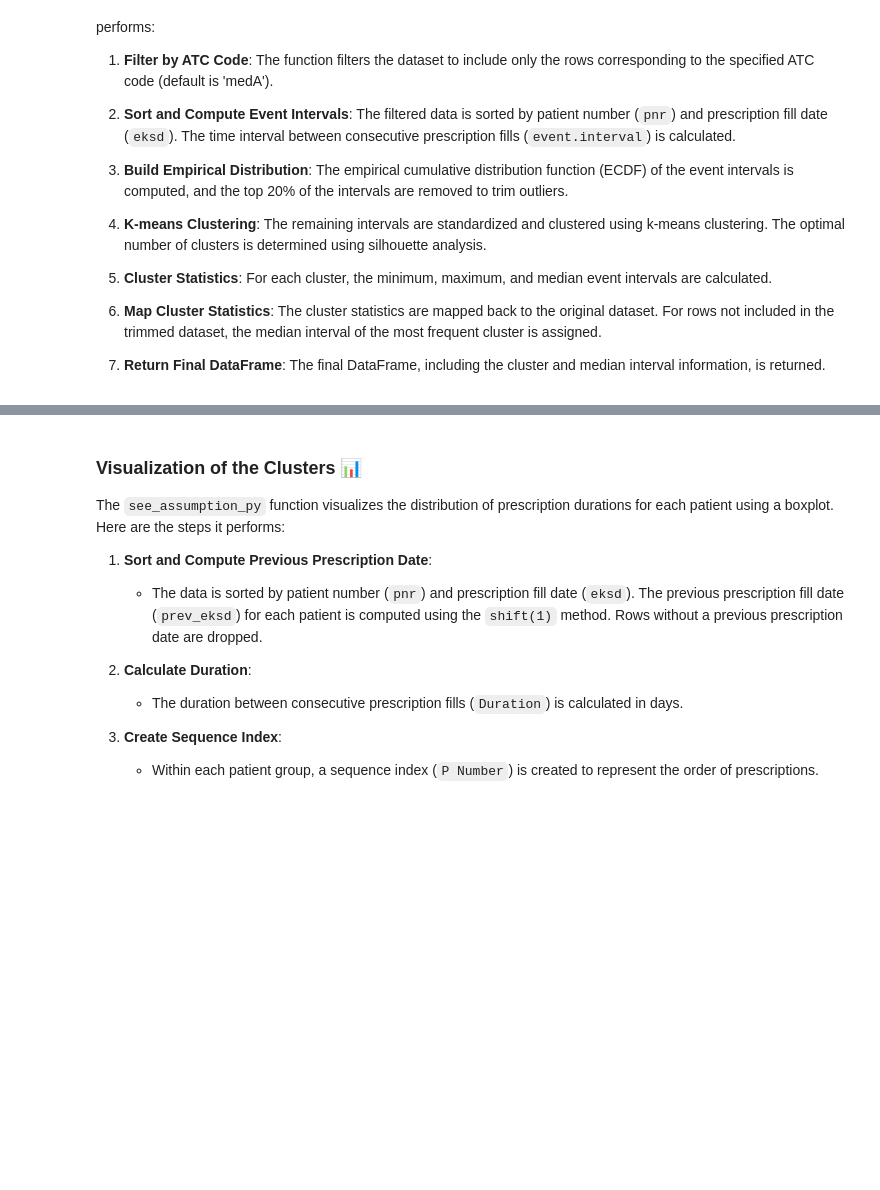
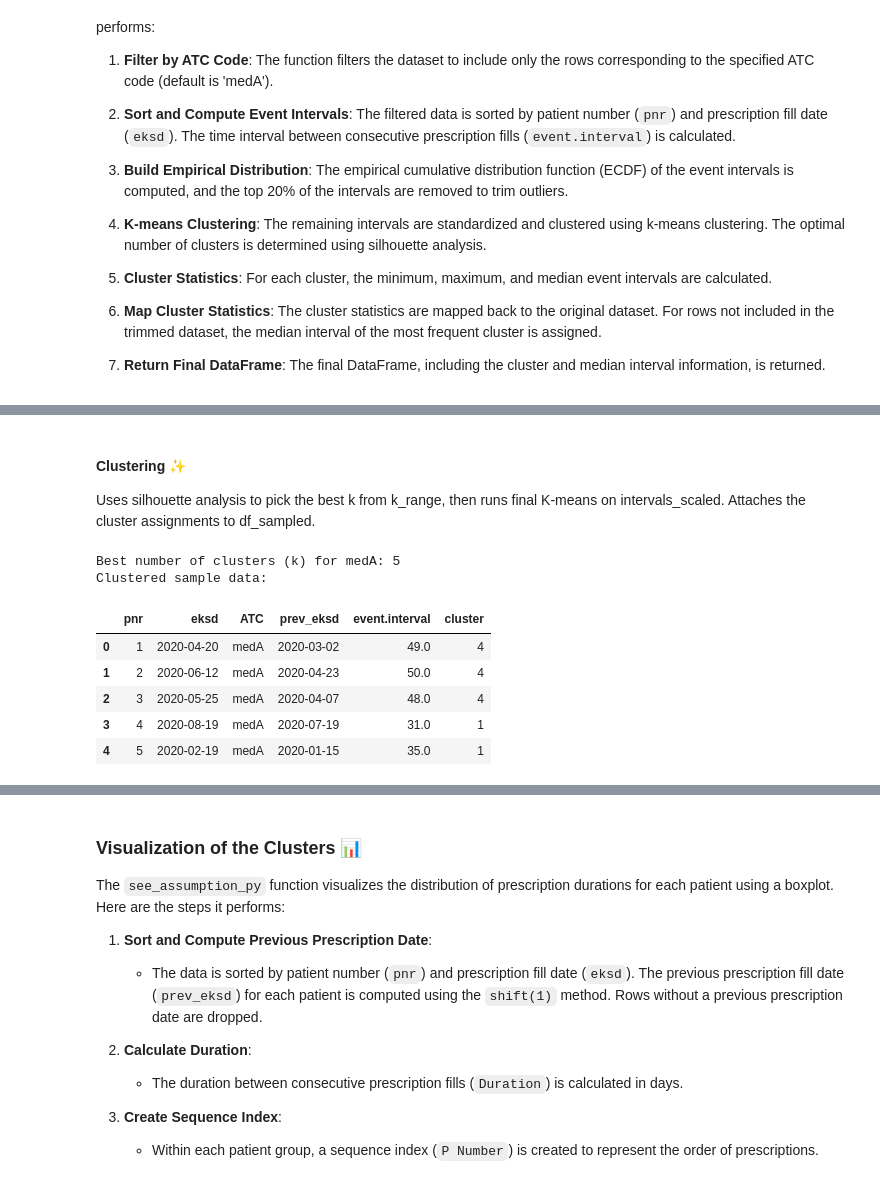
Before and after one commit to jbotmallen/DATA_ANALYTICS, a Jupyter notebook: Assigments/Assignment_3/assignment_3.ipynb, the cells around one changed output, grey strips where cells are left out. Drawn from its saved outputs; the diff is of its cells as text; code cells hidden in the pictures; blank space fills up the shorter version.

```diff
--- a/Assigments/Assignment_3/assignment_3.ipynb
+++ b/Assigments/Assignment_3/assignment_3.ipynb
@@ -195,0 +211,35 @@ def See_py(data, atc_code='medA'):
+# %% [markdown]
+#### Clustering ✨
+Uses silhouette analysis to pick the best k from k_range, then runs final K-means on intervals_scaled. Attaches the cluster assignments to df_sampled.
+# %%
+def cluster_distances(intervals_scaled, df_sampled, k_range=range(2,6), random_state=123):
+    best_k = None
+    best_sil = -1
+    for k in k_range:
+        km = KMeans(n_clusters=k, random_state=random_state).fit(intervals_scaled)
+        labels = km.labels_
+        sil = silhouette_score(intervals_scaled, labels)
+        if sil > best_sil:
+            best_sil = sil
+            best_k = k
+
+    # Final K-means
+    final_km = KMeans(n_clusters=best_k, random_state=random_state).fit(intervals_scaled)
+    df_sampled['cluster'] = final_km.labels_
+
+    return df_sampled, best_k
+
+df_clustered_sampled, best_k = cluster_distances(intervals_scaled, df_sampled, k_range=range(2,6), random_state=123)
+
+print(f"Best number of clusters (k) for medA: {best_k}")
+print("Clustered sample data:")
+df_clustered_sampled.head()
+# %% [output]
+Best number of clusters (k) for medA: 5
+Clustered sample data:
+|  | pnr | eksd | ATC | prev_eksd | event.interval | cluster |
+| 0 | 1 | 2020-04-20 | medA | 2020-03-02 | 49.0 | 4 |
+| 1 | 2 | 2020-06-12 | medA | 2020-04-23 | 50.0 | 4 |
+| 2 | 3 | 2020-05-25 | medA | 2020-04-07 | 48.0 | 4 |
+| 3 | 4 | 2020-08-19 | medA | 2020-07-19 | 31.0 | 1 |
+| 4 | 5 | 2020-02-19 | medA | 2020-01-15 | 35.0 | 1 |
```
Also changed, not shown: parts of 16 cells of this notebook.
